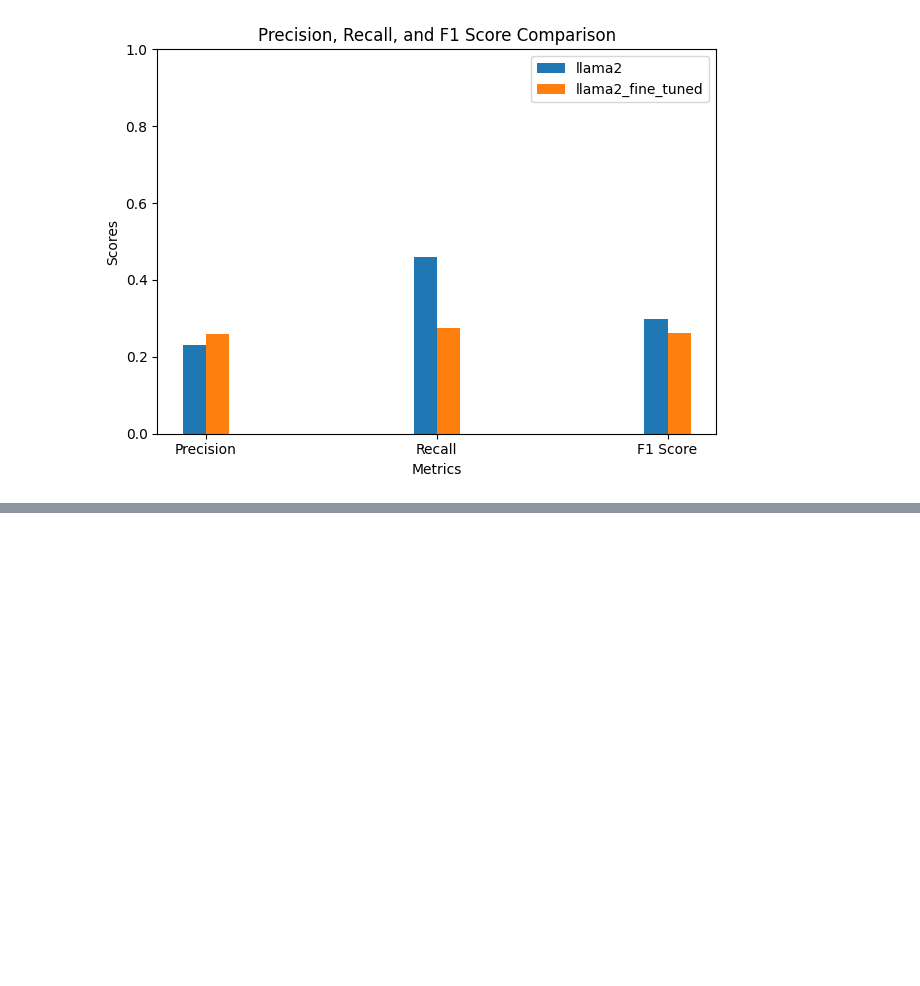
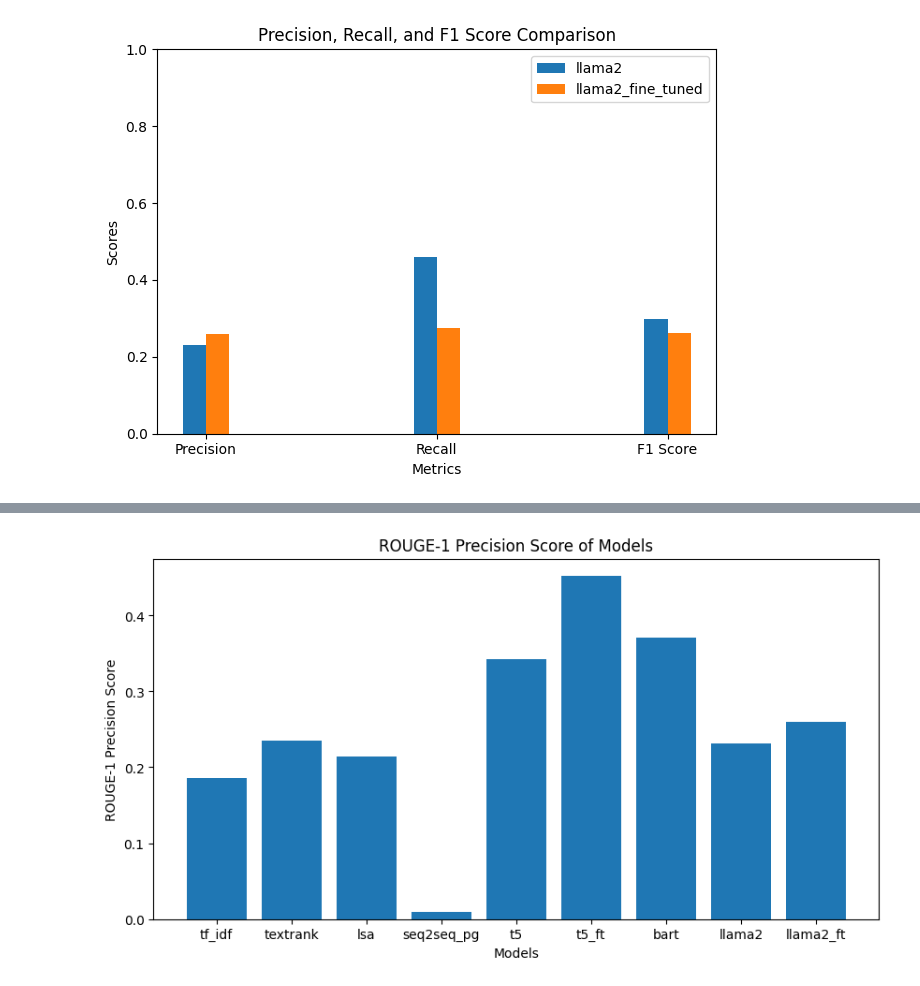
Before and after one commit to vijayjawali/aroha, a Jupyter notebook: utils/metrics.ipynb, the cells around one changed output, grey strips where cells are left out. Drawn from its saved outputs; the diff is of its cells as text; code cells hidden in the pictures; blank space fills up the shorter version.

```diff
--- a/utils/metrics.ipynb
+++ b/utils/metrics.ipynb
@@ -527,0 +517,10 @@ plt.show()
+# %%
+# bar plot of ROUGE-1 precision scores of all models
+plt.figure(figsize=(10, 5))
+plt.bar(['tf_idf', 'textrank', 'lsa', 'seq2seq_pg', 't5', 't5_ft', 'bart', 'llama2', 'llama2_ft'], [tf_idf_rouge_1_precision, textrank_rouge_1_precision, lsa_rouge_1_precision, seq2seq_pg_rouge_1_precision, t5_rouge_1_precision, t5_fine_tuned_rouge_1_precision, bart_rouge_1_precision, llama2_rouge_1_precision, llama2_fine_tuned_rouge_1_precision])
+plt.xlabel('Models')
+plt.ylabel('ROUGE-1 Precision Score')
+plt.title('ROUGE-1 Precision Score of Models')
+plt.show()
+# %% [output]
+[figure, added]
```
Also changed, not shown: parts of 4 cells of this notebook, 9 other files.
